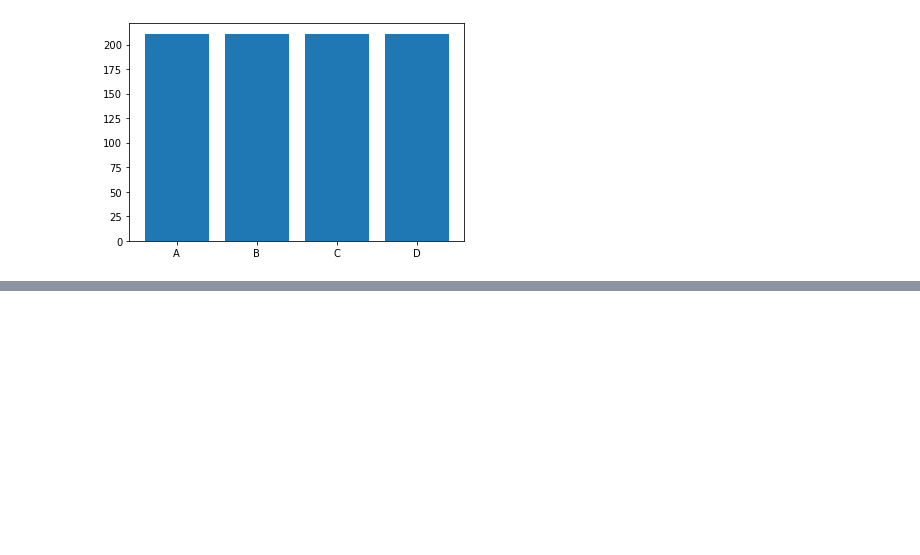
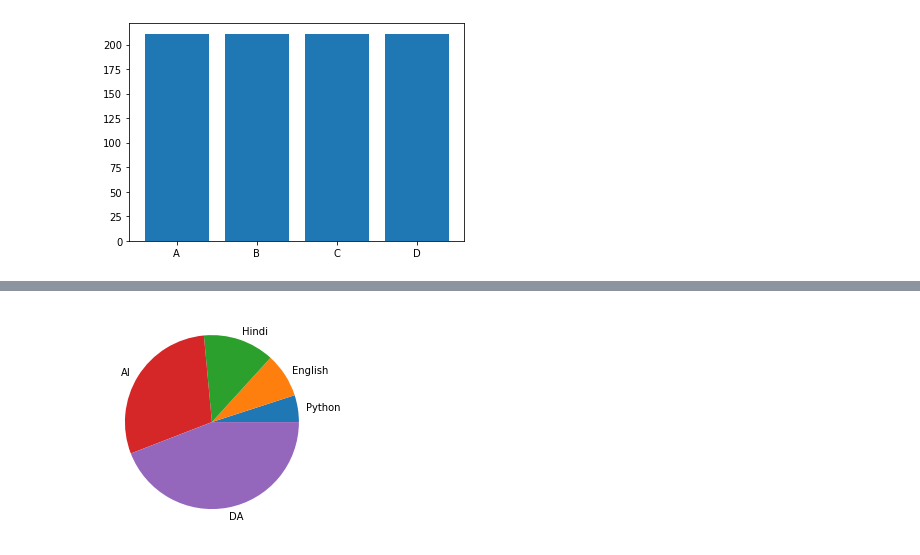
Before and after one commit to ankittrajj/WD_DA_, a Jupyter notebook: Matplotlib.ipynb, the cells around one changed output, grey strips where cells are left out. Drawn from its saved outputs; the diff is of its cells as text; code cells hidden in the pictures; blank space fills up the shorter version.

```diff
--- a/Matplotlib.ipynb
+++ b/Matplotlib.ipynb
@@ -177,0 +215,10 @@ plt.bar(location,a)
+# %%
+# #pie chart
+
+y=[34,56,90,200,300]
+x=['Python','English','Hindi','AI','DA']
+
+plt.pie(y,labels = x)
+plt.show()
+# %% [output]
+[figure, added]
```
Also changed, not shown: parts of 4 cells of this notebook.
